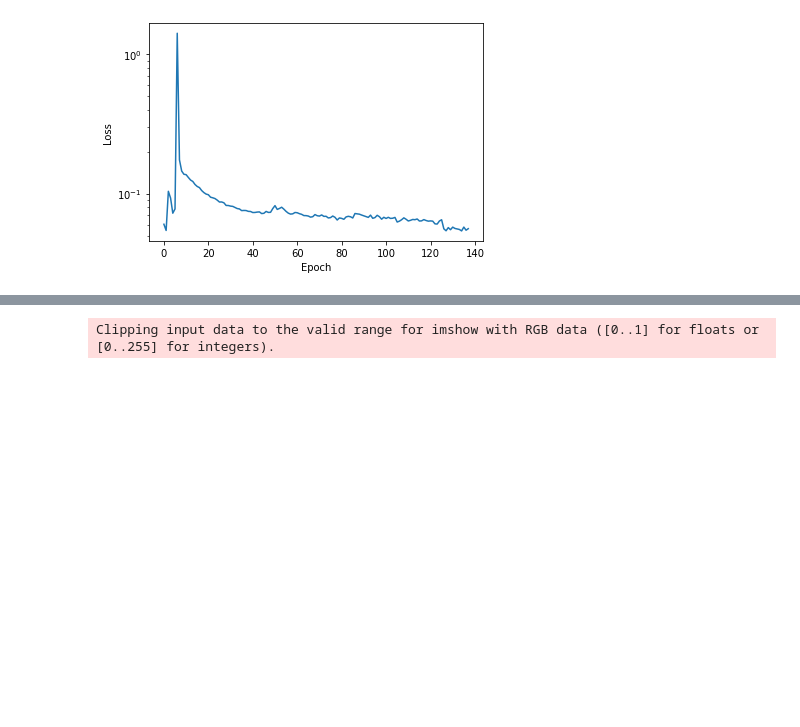
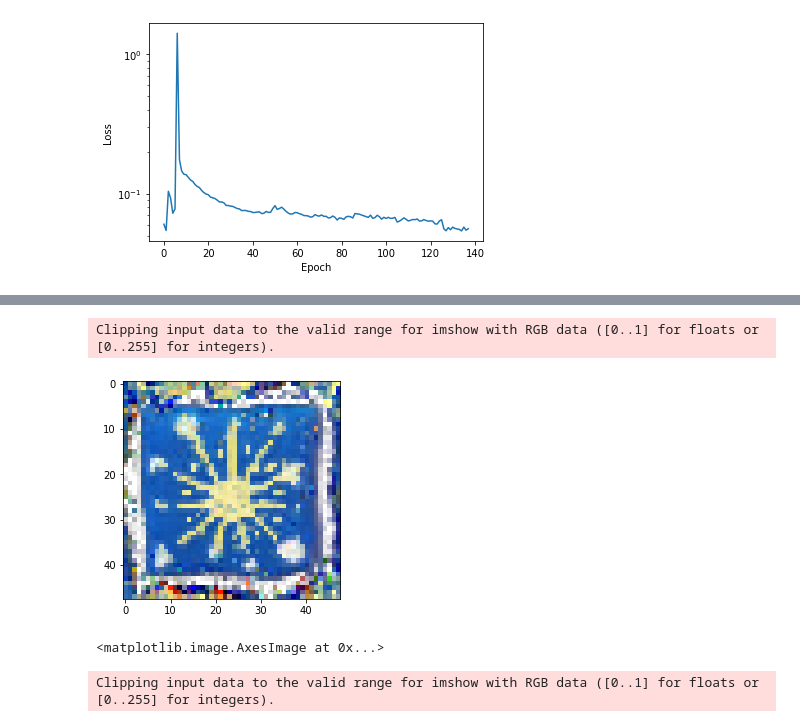
Before and after one commit to LetteraUnica/neural_cellular_automata, a Jupyter notebook: pytorch_ca/multiple_CA.ipynb, the cells around one changed output, grey strips where cells are left out. Drawn from its saved outputs; the diff is of its cells as text; code cells hidden in the pictures; blank space fills up the shorter version.

```diff
--- a/pytorch_ca/multiple_CA.ipynb
+++ b/pytorch_ca/multiple_CA.ipynb
@@ -53,8 +45,10 @@ Successfully loaded model!
+# %%
+def state_to_image(x, mask_channels):
+    alpha = x[:, mask_channels].sum(dim=1).unsqueeze(1)
+    return torch.cat((x[:, :3], alpha), dim=1)
 # %%
 for param in model.CAs[0].parameters():
     param.requires_grad = False
 
-generator = VirusGenerator(N_CHANNELS, IMAGE_SIZE, 2, model, virus_rate=0.9)
+generator = VirusGenerator(N_CHANNELS, IMAGE_SIZE, 2, model, virus_rate=0.9, iter_func=ExponentialSampler(min=48, max=64))
 pool = SamplePool(POOL_SIZE, generator)
-# %%
-pool.images = checkpoint["pool"]
@@ -63,17 +63,13 @@ KeyError: 'pool'
 # %%
 params = model.CAs[1].parameters()
-target = pad(target, TARGET_PADDING)
 
 optimizer = torch.optim.Adam(params, lr=2e-3)
-# optimizer.load_state_dict(checkpoint["optimizer"])
-criterion = NCALoss(target, torch.nn.MSELoss, alpha_channels=[15, 16])
+criterion = NCALoss(pad(target, TARGET_PADDING), torch.nn.MSELoss, alpha_channels=[15, 16])
 scheduler = torch.optim.lr_scheduler.MultiStepLR(optimizer, milestones=[40,80], gamma=0.3)
-# scheduler = torch.optim.lr_scheduler.CyclicLR(optimizer, 4e-4, 2e-3, 20, cycle_momentum=False)
-# scheduler.load_state_dict(checkpoint["scheduler"])
 
-model.train_CA(optimizer, criterion, pool, n_epochs=300, skip_update=1, batch_size=6,
-               scheduler=scheduler, kind="persistent", skip_damage=1, n_max_losses=3,
-               evolution_iters=(40, 45))
+model.train_CA(optimizer, criterion, pool, n_epochs=120, skip_update=2, batch_size=8,
+               scheduler=scheduler, kind="persistent", skip_damage=1, n_max_losses=1,
+               evolution_iters=(16, 32))
 # %% [output]
 KeyboardInterrupt:
 # %%
@@ -95,3 +89,18 @@ pl.matshow(inputs[0, -2].cpu()>0.1)
+# %%
+def state_to_image(x, mask_channels):
+    alpha = x[:, mask_channels].sum(dim=1).unsqueeze(1)
+    return torch.cat((x[:, :3], alpha), dim=1)
+
+inputs = pool.sample(1)[0].detach().cuda()
+
+inputs = model.evolve(inputs, 80)
+
+
+imshow(state_to_image(inputs, [-1, -2])[0])
+# %% [output]
+Clipping input data to the valid range for imshow with RGB data ([0..1] for floats or [0..255] for integers).
+[figure, added]
+<matplotlib.image.AxesImage at 0x...>
 # %%
 def state_to_image(x, mask_channels):
     alpha = x[:, mask_channels].sum(dim=1).unsqueeze(1)
```
Also changed, not shown: parts of 6 cells of this notebook.
